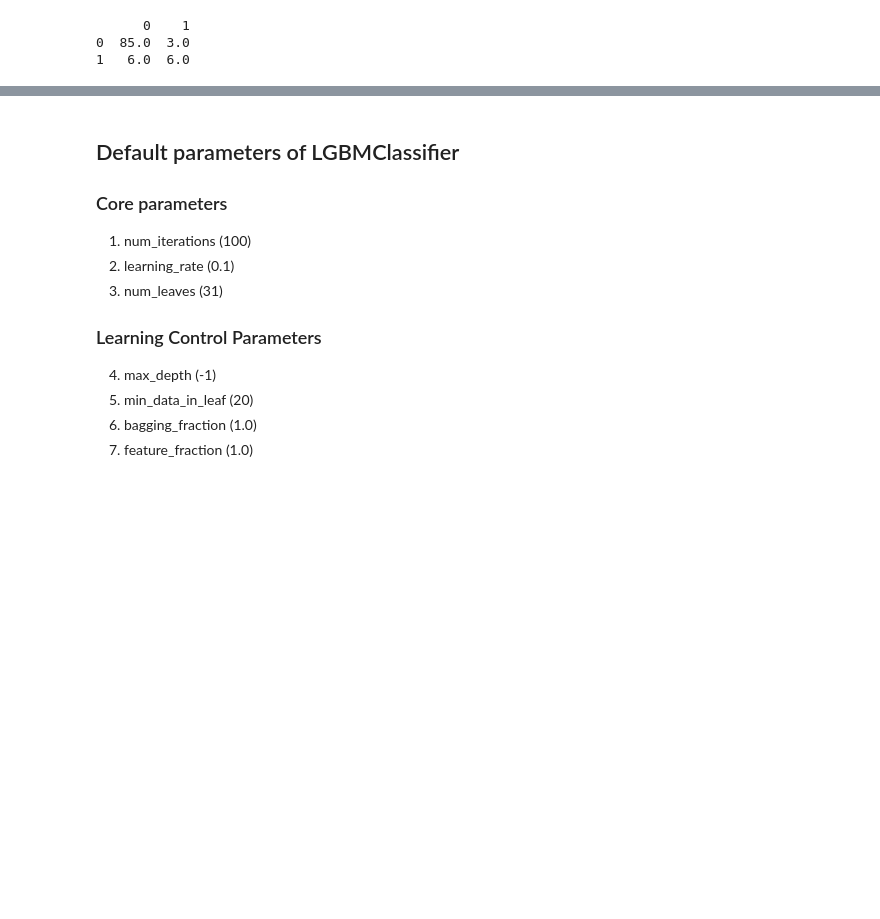
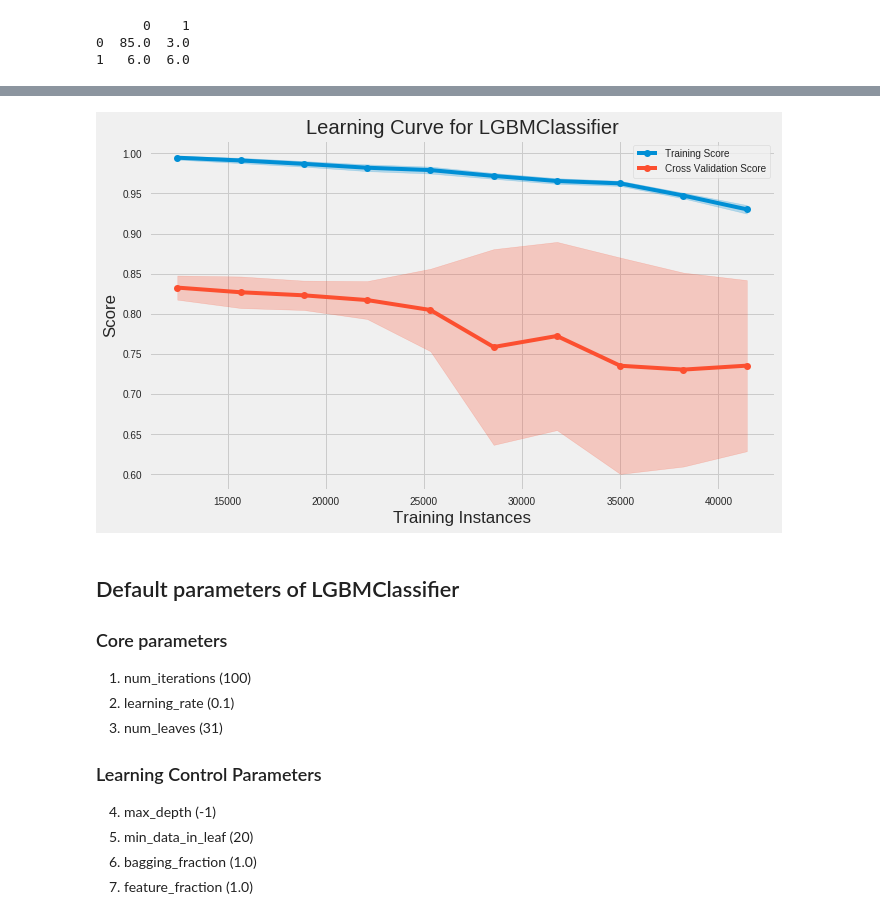
Before and after one commit to des137/Machine-Learning-Classifier-Example, a Jupyter notebook: Model.ipynb, the cells around one changed output, grey strips where cells are left out. Cells and saved outputs as stored; diff of their text form; code cells hidden in the pictures; blank space fills up the shorter version.

```diff
--- a/Model.ipynb
+++ b/Model.ipynb
@@ -160,3 +196,13 @@ print(round(pd.DataFrame(confusion_matrix(y_test, y_pred)/len(y_test)*1e2)))
+# %%
+fig, ax = plt.subplots(figsize=(10, 6))
+cv = StratifiedKFold(12)
+sizes = np.linspace(0.3, 1.0, 10)
+lc_viz = LearningCurve(pipe, cv=cv, train_sizes=sizes, scoring='f1_weighted', n_jobs=4, ax=ax)
+lc_viz.fit(X, y)
+lc_viz.poof()
+plt.show()
+# %% [output]
+[figure, added]
 # %% [markdown]
 ## Default parameters of LGBMClassifier
 
```
Also changed, not shown: parts of 13 cells of this notebook, 2 other files.
